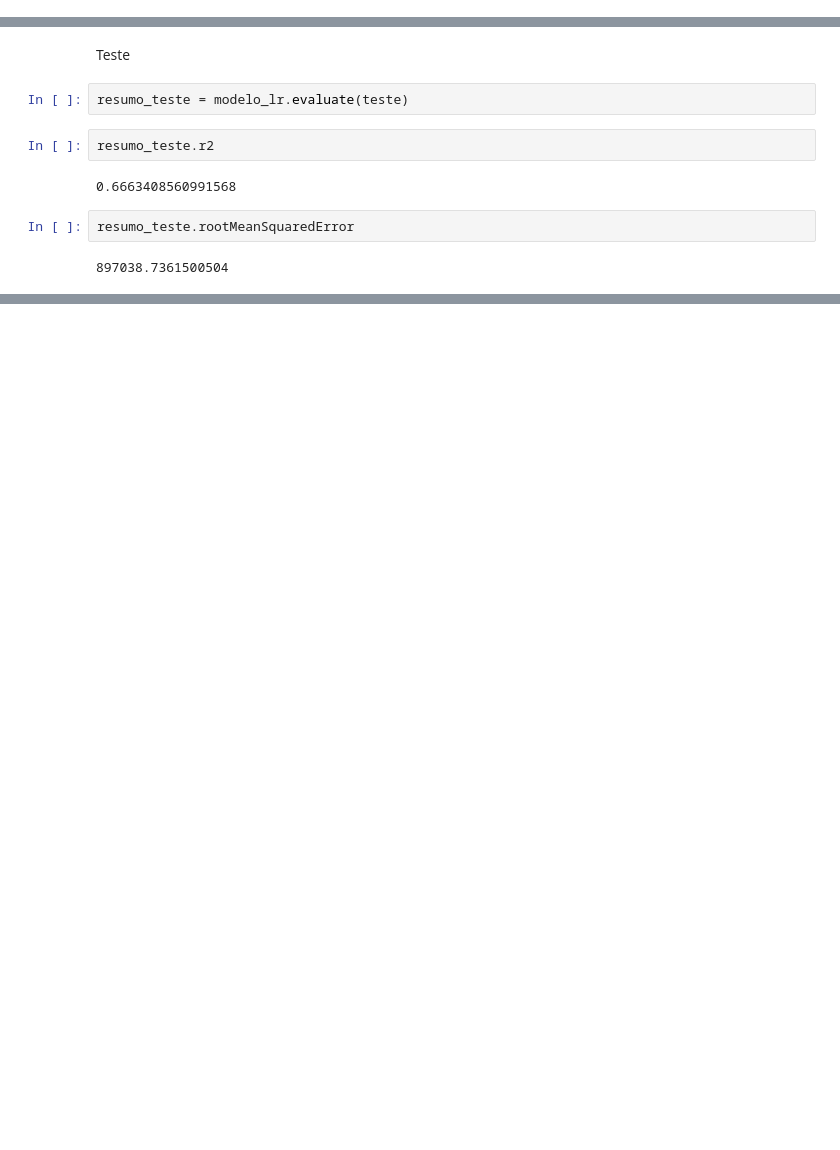
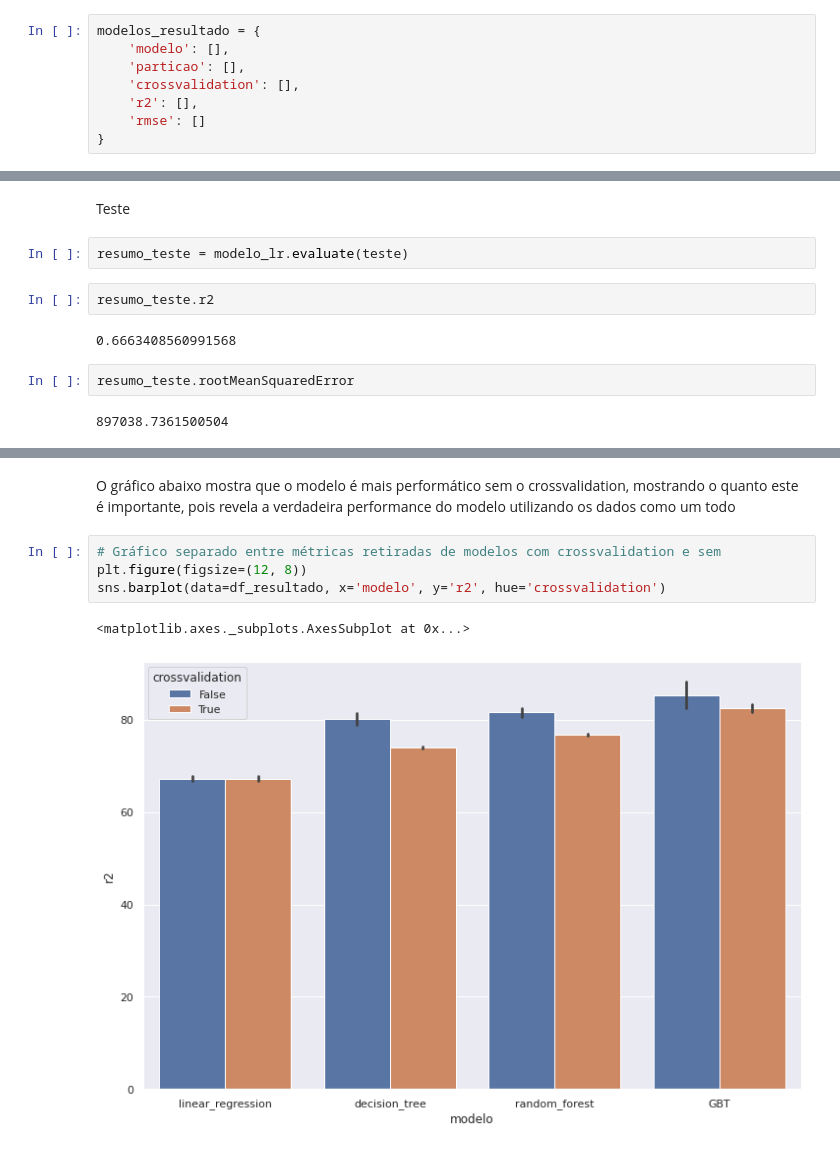
Before and after one commit to kennenvi/Challange-Dados, a Jupyter notebook: Regressao_com_Spark.ipynb, the cells around one changed output, grey strips where cells are left out. Drawn from its saved outputs; the diff is of its cells as text; blank space fills up the shorter version.

```diff
--- a/Regressao_com_Spark.ipynb
+++ b/Regressao_com_Spark.ipynb
@@ -399,0 +435,8 @@ sns.heatmap(df_corr, annot=True, mask=mask, cmap=paleta)
+# %%
+modelos_resultado = {
+    'modelo': [],
+    'particao': [],
+    'crossvalidation': [],
+    'r2': [],
+    'rmse': []
+}
@@ -469,0 +878,9 @@ RMSE: 897038.736150
+# %% [markdown]
+O gráfico abaixo mostra que o modelo é mais performático sem o crossvalidation, mostrando o quanto este é importante, pois revela a verdadeira performance do modelo utilizando os dados como um todo
+# %%
+# Gráfico separado entre métricas retiradas de modelos com crossvalidation e sem
+plt.figure(figsize=(12, 8))
+sns.barplot(data=df_resultado, x='modelo', y='r2', hue='crossvalidation')
+# %% [output]
+<matplotlib.axes._subplots.AxesSubplot at 0x...>
+[figure, added]
```
Also changed, not shown: parts of 95 cells of this notebook.
